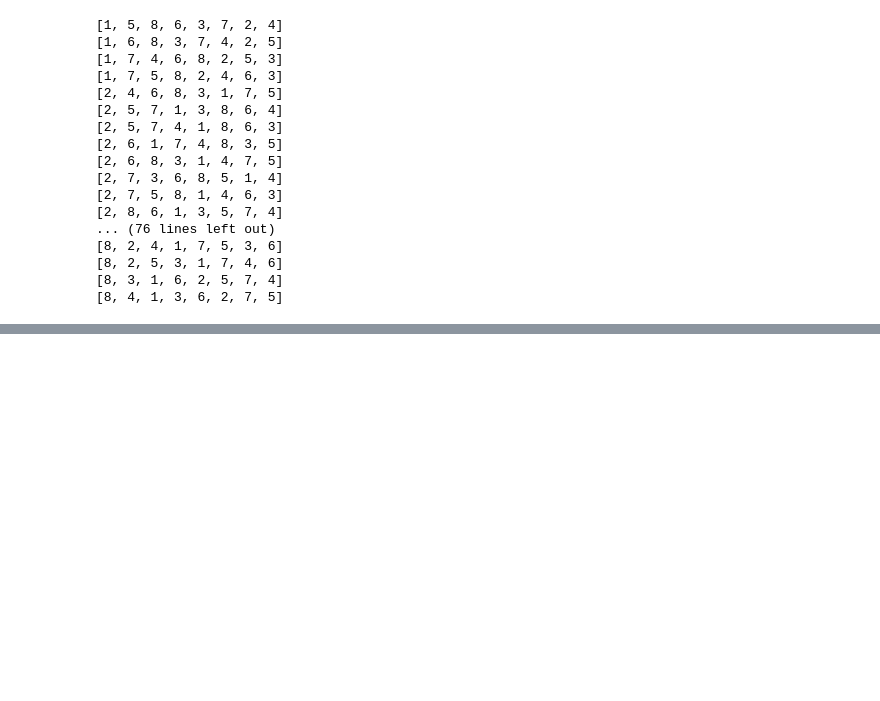
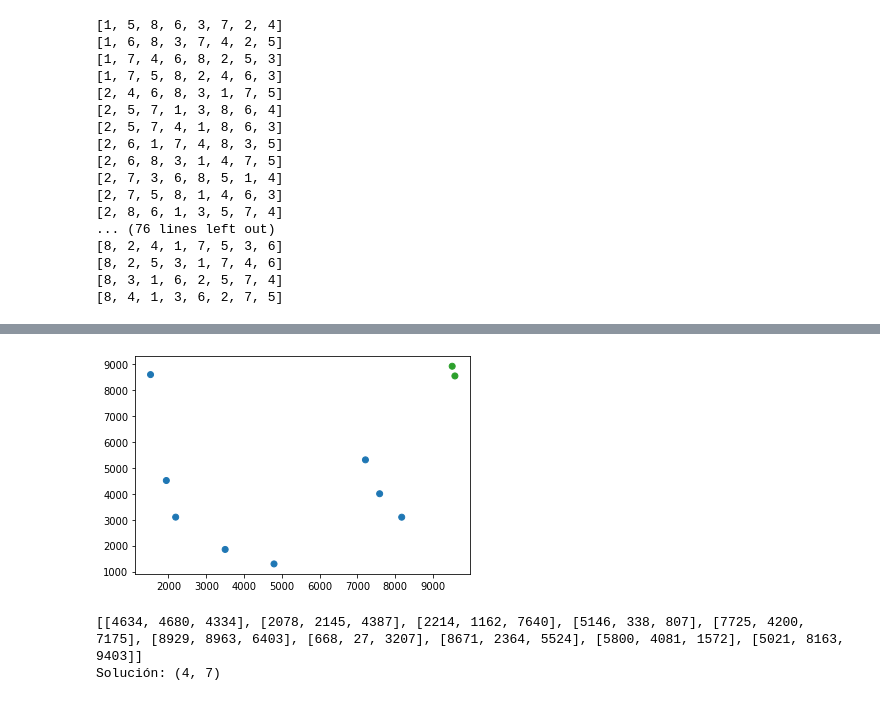
Before and after one commit to drumalv/03MIAR---Algoritmos-de-Optimizazi-n, a Jupyter notebook: Algoritmos_AG1.ipynb, the cells around one changed output, grey strips where cells are left out. Cells and saved outputs as stored; diff of their text form; code cells hidden in the pictures; blank space fills up the shorter version.

```diff
--- a/Algoritmos_AG1.ipynb
+++ b/Algoritmos_AG1.ipynb
@@ -146,0 +239,12 @@ reinas(8,solucion=[],etapa=0)
+# %%
+pinta_solucion(lista_2D,sol)
+# %% [output]
+[figure, added]
+# %%
+lista_3D = [[random.randrange(1,10000),random.randrange(1,10000),random.randrange(1,10000)] for x in range(10)]
+print(lista_3D)
+sol, minDistancia = conjunto_puntos_FB(lista_3D)
+print(f'Solución: {sol}')
+# %% [output]
+[[4634, 4680, 4334], [2078, 2145, 4387], [2214, 1162, 7640], [5146, 338, 807], [7725, 4200, 7175], [8929, 8963, 6403], [668, 27, 3207], [8671, 2364, 5524], [5800, 4081, 1572], [5021, 8163, 9403]]
+Solución: (4, 7)
```
Also changed, not shown: parts of 25 cells of this notebook.
